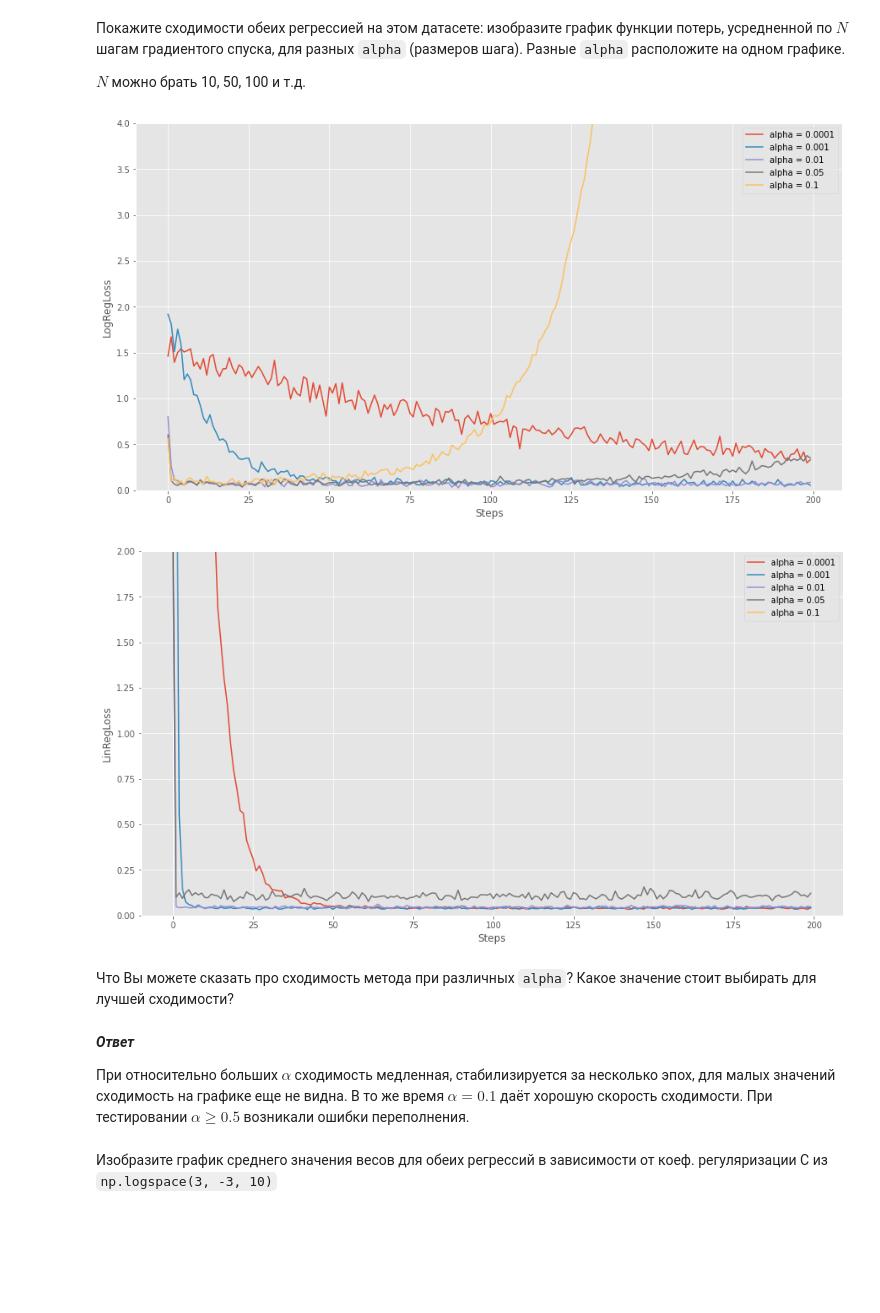
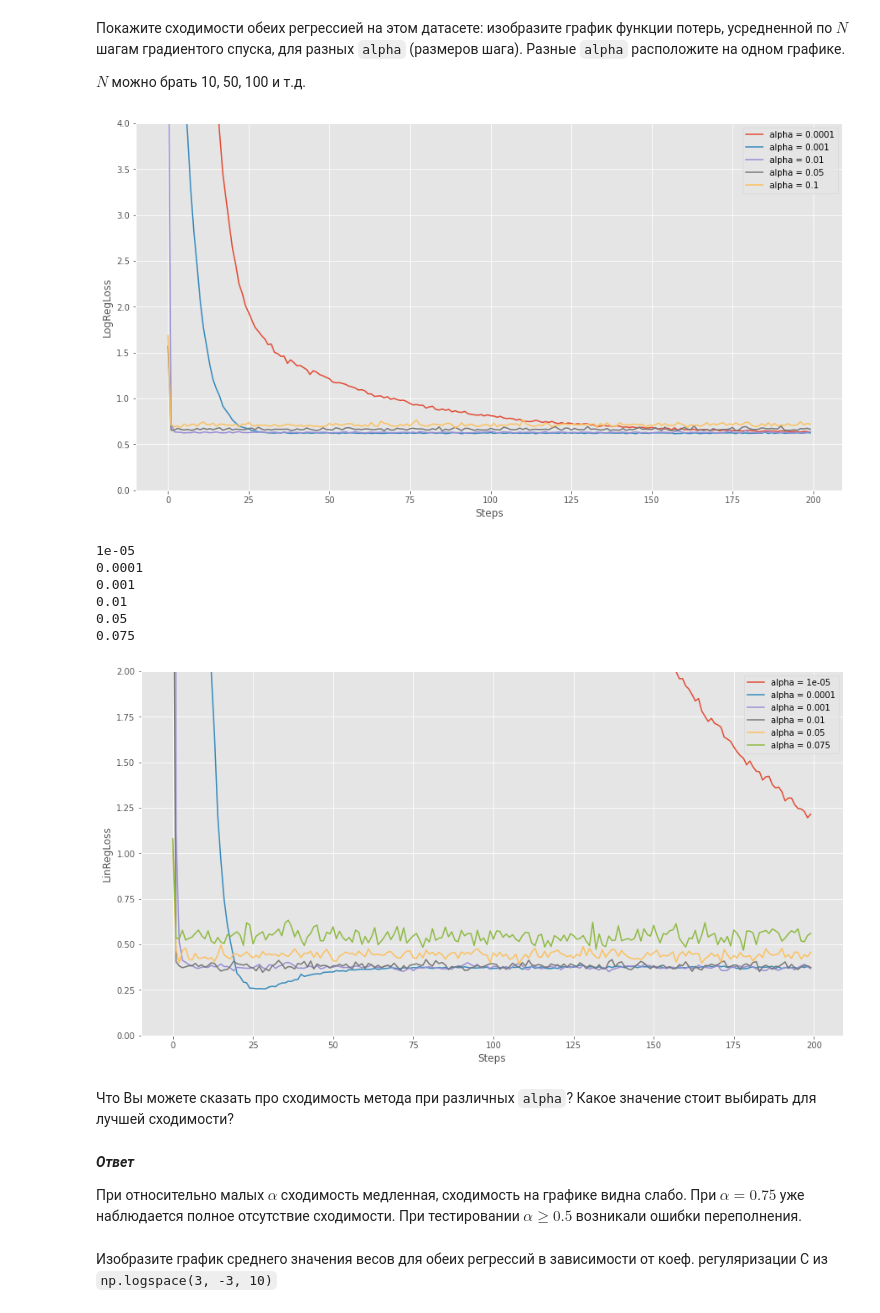
Before and after one commit to bulatral42/msu_ml_autumn_2020, a Jupyter notebook: valiahmetov_hw2.ipynb, the cells around one changed output. Cells and saved outputs as stored; diff of their text form; code cells hidden in the pictures; blank space fills up the shorter version.

```diff
--- a/valiahmetov_hw2.ipynb
+++ b/valiahmetov_hw2.ipynb
@@ -466,7 +473,7 @@ class MySGDClassifier(BaseEstimator, ClassifierMixin):
         """
 
         w_0 = self.weights[0]
-        self.weights -= self.alpha * (new_grad - 2 / self.C * self.weights)
+        self.weights -= self.alpha / self.C * (self.C * new_grad + 2 * self.weights)
         self.weights[0] += 2 * self.alpha / self.C * w_0
 
     def fit(self, X, y):
@@ -557,7 +564,7 @@ y = np.r_[np.ones(200), np.zeros(200)]
 # %%
 # %%pycodestyle
 
-my_clf_lin = MySGDClassifier(batch_generator, alpha=0.01, max_epoch=10,
-                             C=30, model_type='lin_reg', batch_size=1, scaler=None)
+my_clf_lin = MySGDClassifier(batch_generator, alpha=0.0001, max_epoch=10,
+                             C=0.1, model_type='lin_reg', batch_size=1, scaler=None)
 my_clf_lin.fit(X, y)
 # %% [output]
@@ -566,6 +573,6 @@ MySGDClassifier(C=30, alpha=0.01,
                 batch_size=1, max_epoch=10, model_type='lin_reg', scaler=None)
 # %%
 my_clf_log = MySGDClassifier(batch_generator, alpha=0.01, max_epoch=10,
-                             C=50, model_type='log_reg', batch_size=1, scaler=None)
+                             C=0.1, model_type='log_reg', batch_size=1, scaler=None)
 my_clf_log.fit(X, y)
 # %% [output]
@@ -610,7 +617,7 @@ aplha_arr = [0.0001, 0.001, 0.01, 0.05, 0.1]
 N = 500
 for alpha in aplha_arr:
     my_clf_log = MySGDClassifier(batch_generator, alpha=alpha, max_epoch=1,
-                                 C=3000, batch_size=100, model_type='log_reg')
+                                 C=1, batch_size=100, model_type='log_reg')
     my_clf_log.fit(X, y)
     steps = len(my_clf_log.errors_log['loss']) // N
     losses = []
@@ -625,35 +632,42 @@ plt.ylabel('LogRegLoss')
 plt.legend()
 plt.show()
 # %% [output]
-[figure, old version]
+[figure, new version]
 # %%
 # %%pycodestyle
 
 plt.figure(figsize=(15, 8))
-aplha_arr = [0.0001, 0.001, 0.01, 0.05, 0.1]
+aplha_arr = [0.00001, 0.0001, 0.001, 0.01, 0.05, 0.075]
 N = 500
 for alpha in aplha_arr:
+    print(alpha)
     my_clf_lin = MySGDClassifier(batch_generator, alpha=alpha, max_epoch=1,
-                                 C=1000, model_type='lin_reg', batch_size=10)
+                                 C=1, model_type='lin_reg', batch_size=200)
     my_clf_lin.fit(X, y)
     steps = len(my_clf_lin.errors_log['loss']) // N
     losses = []
     for i in range(steps):
-        losses.append(np.sum(my_clf_lin.errors_log['loss'][i * N : (i + 1) * N]) / N)
+        losses.append(np.mean(my_clf_lin.errors_log['loss'][i * N : (i + 1) * N]))
     plt.plot(np.arange(len(losses)), losses, label='alpha = {}'.format(alpha))
 plt.ylim(0, 2)
 plt.xlabel('Steps')
 plt.ylabel('LinRegLoss')
 plt.legend()
 plt.show()
 # %% [output]
+1e-05
+0.0001
+0.001
+0.01
+0.05
+0.075
-[figure, old version]
+[figure, new version]
 # %% [markdown]
 Что Вы можете сказать про сходимость метода при различных `alpha`? Какое значение стоит выбирать для лучшей сходимости?
 # %% [markdown]
 ***Ответ***
 
-При относительно больших $\alpha$ сходимость медленная, стабилизируется за несколько эпох, для малых значений сходимость на графике еще не видна. В то же время $\alpha = 0.1$ даёт хорошую скорость сходимости. При тестировании $\alpha \geq 0.5$ возникали ошибки переполнения.
+При относительно малых $\alpha$ сходимость медленная, сходимость на графике видна слабо. При $\alpha = 0.75$ уже наблюдается полное отсутствие сходимости. При тестировании $\alpha \geq 0.5$ возникали ошибки переполнения.
 # %% [markdown]
 Изобразите график среднего значения весов для обеих регрессий в зависимости от коеф. регуляризации С из `np.logspace(3, -3, 10)`
 # %%
```
Also changed, not shown: parts of 14 cells of this notebook.
